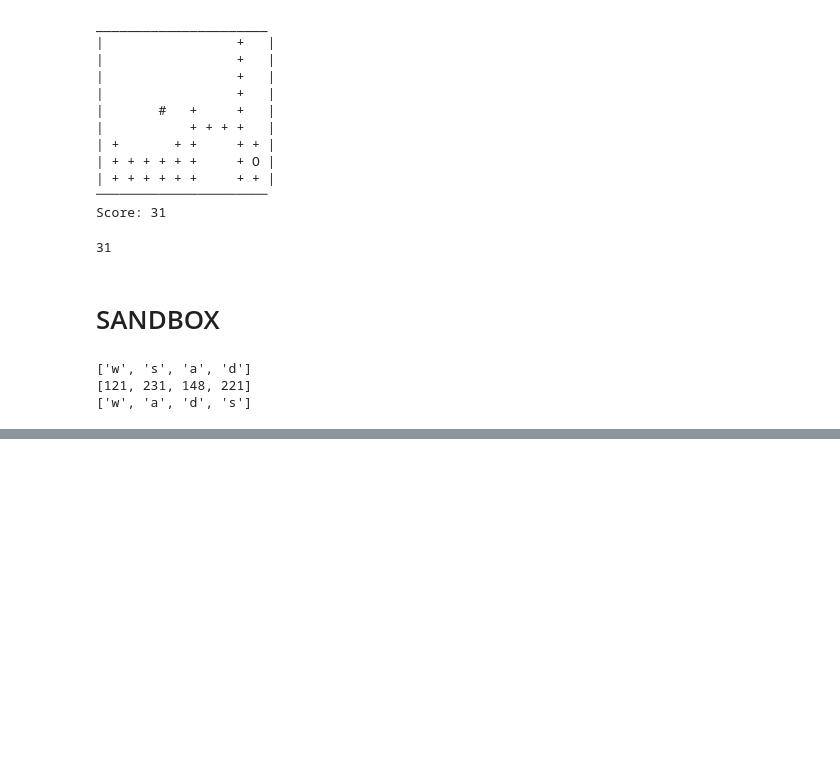
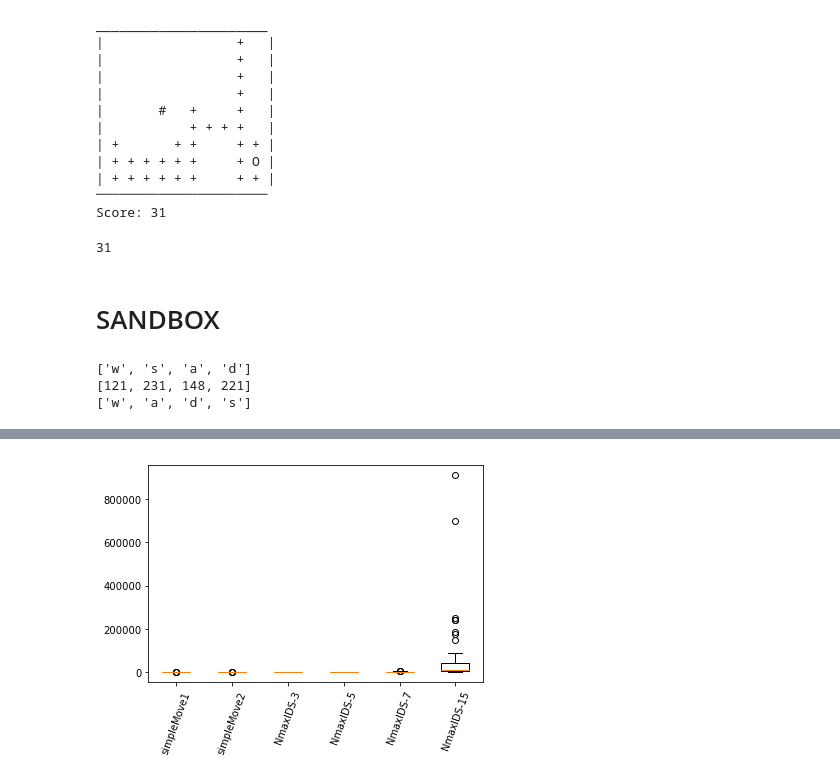
Before and after one commit to zachgood/Viper-Game, a Jupyter notebook: A4.ipynb, the cells around one changed output, grey strips where cells are left out. Saved outputs shown, nothing was run; the diff lists cells and outputs as text; code cells hidden in the pictures; blank space fills up the shorter version.

```diff
--- a/A4.ipynb
+++ b/A4.ipynb
@@ -844,0 +965,6 @@ print(newList)
+# %%
+plt.boxplot(timeListlist)
+plt.xticks([1,2,3,4,5,6],
+           ['simpleMove1', 'simpleMove2', 'NmaxIDS-3', 'NmaxIDS-5', 'NmaxIDS-7', 'NmaxIDS-15'],rotation=70);
+# %% [output]
+[figure, added]
```
Also changed, not shown: parts of 8 cells of this notebook.
